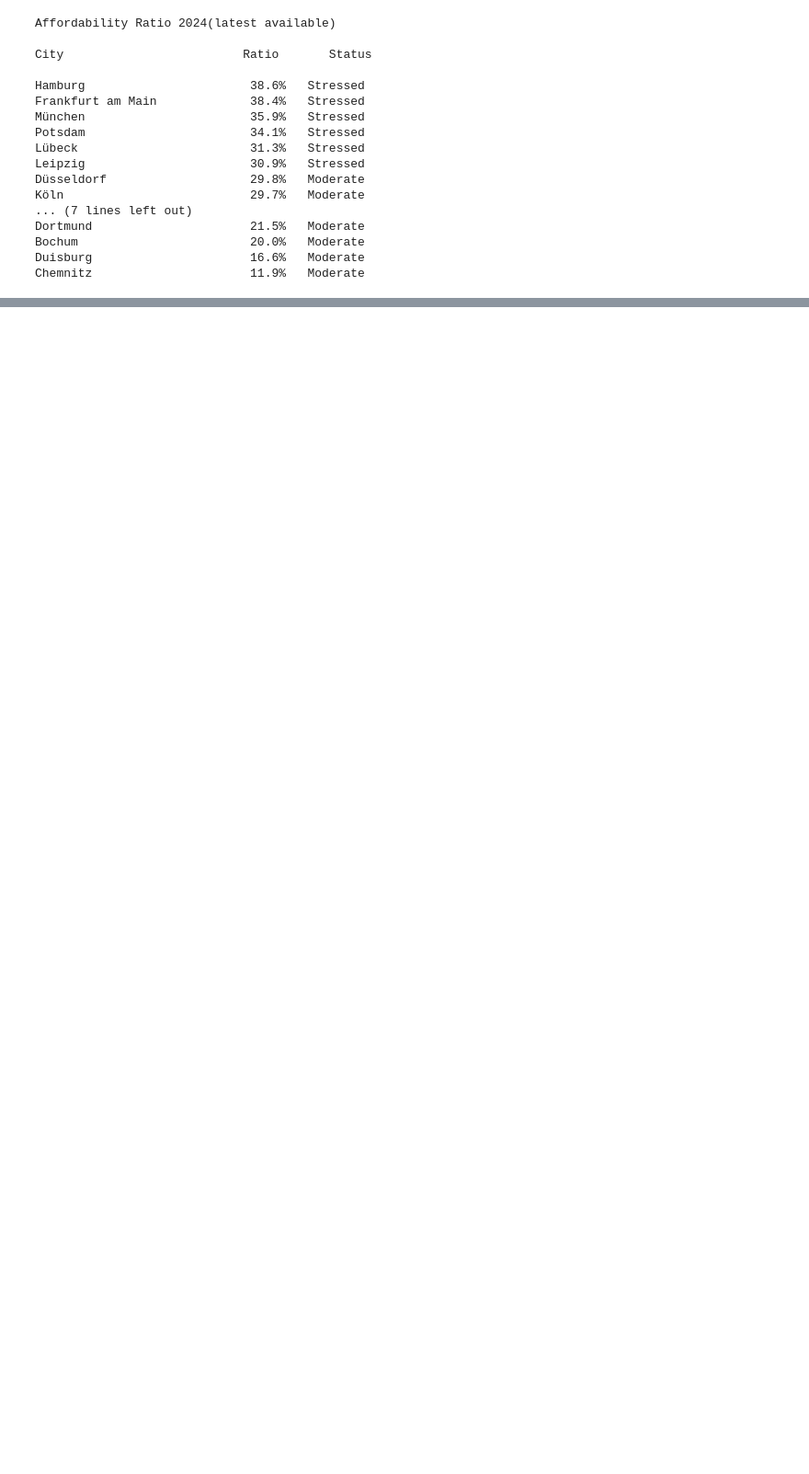
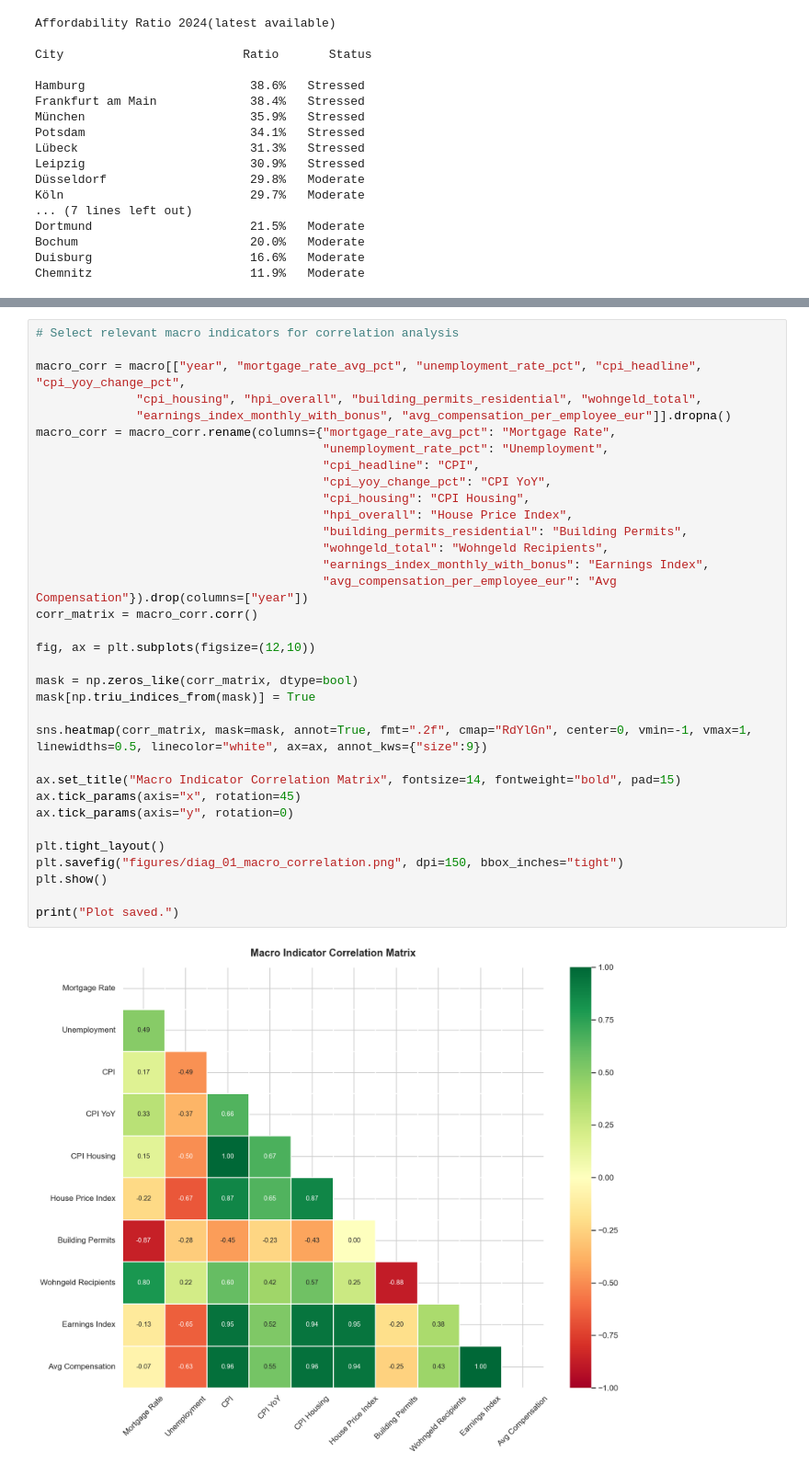
Before and after one commit to meeadi/german-housing-market-analysis, a Jupyter notebook: housing_analysis.ipynb, the cells around one changed output, grey strips where cells are left out. Shown at 92% size. Cells and saved outputs as stored; diff of their text form; blank space fills up the shorter version.

Commit message:
Complete diagnostic analysis with visualisations

```diff
--- a/housing_analysis.ipynb
+++ b/housing_analysis.ipynb
@@ -517,0 +537,36 @@ Chemnitz                      11.9%   Moderate
+# %%
+# Select relevant macro indicators for correlation analysis
+
+macro_corr = macro[["year", "mortgage_rate_avg_pct", "unemployment_rate_pct", "cpi_headline", "cpi_yoy_change_pct",
+              "cpi_housing", "hpi_overall", "building_permits_residential", "wohngeld_total",
+              "earnings_index_monthly_with_bonus", "avg_compensation_per_employee_eur"]].dropna()
+macro_corr = macro_corr.rename(columns={"mortgage_rate_avg_pct": "Mortgage Rate",
+                                        "unemployment_rate_pct": "Unemployment",
+                                        "cpi_headline": "CPI",
+                                        "cpi_yoy_change_pct": "CPI YoY",
+                                        "cpi_housing": "CPI Housing",
+                                        "hpi_overall": "House Price Index",
+                                        "building_permits_residential": "Building Permits",
+                                        "wohngeld_total": "Wohngeld Recipients",
+                                        "earnings_index_monthly_with_bonus": "Earnings Index",
+                                        "avg_compensation_per_employee_eur": "Avg Compensation"}).drop(columns=["year"])
+corr_matrix = macro_corr.corr()
+
+fig, ax = plt.subplots(figsize=(12,10))
+
+mask = np.zeros_like(corr_matrix, dtype=bool)
+mask[np.triu_indices_from(mask)] = True
+
+sns.heatmap(corr_matrix, mask=mask, annot=True, fmt=".2f", cmap="RdYlGn", center=0, vmin=-1, vmax=1, linewidths=0.5, linecolor="white", ax=ax, annot_kws={"size":9})
+
+ax.set_title("Macro Indicator Correlation Matrix", fontsize=14, fontweight="bold", pad=15)
+ax.tick_params(axis="x", rotation=45)
+ax.tick_params(axis="y", rotation=0)
+
+plt.tight_layout()
+plt.savefig("figures/diag_01_macro_correlation.png", dpi=150, bbox_inches="tight")
+plt.show()
+
+print("Plot saved.")
+# %% [output]
+[figure, added]
```
Also changed, not shown: parts of 16 cells of this notebook, 5 other files.
